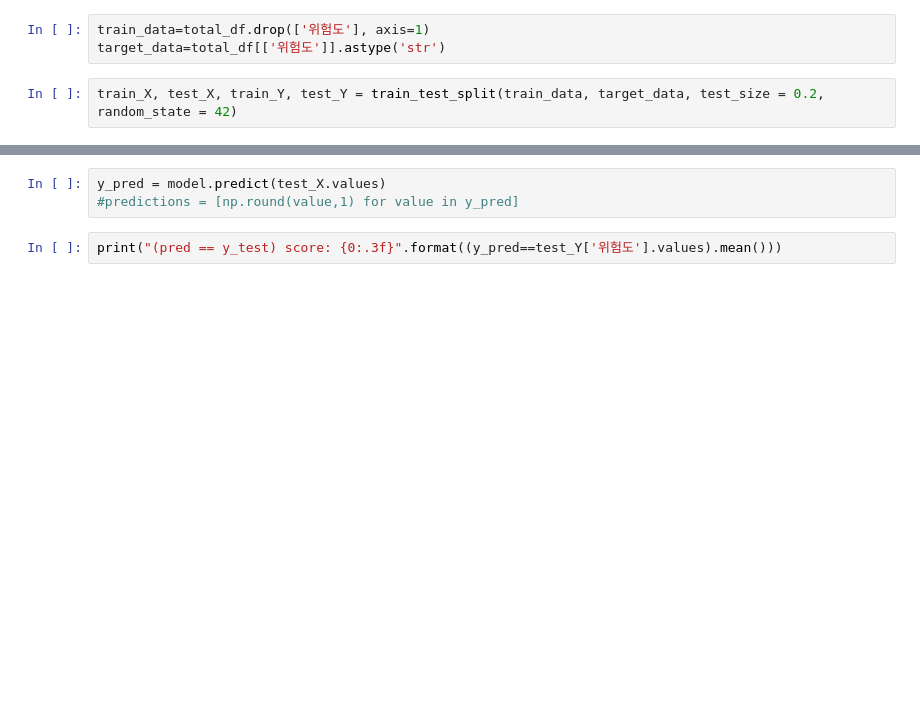
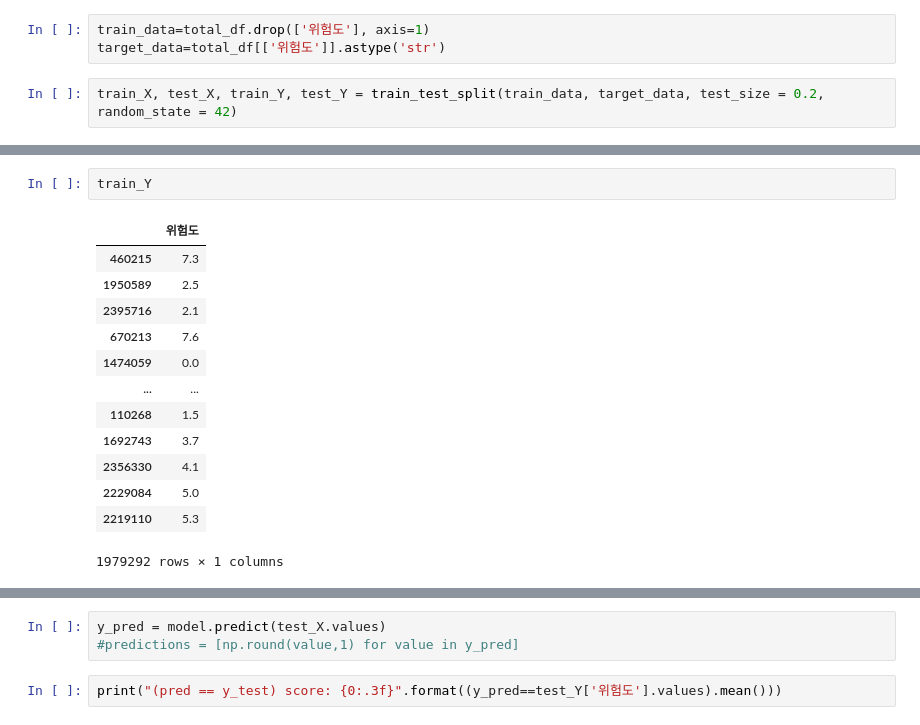
Before and after one commit to jiwoo-coding/aiai, a Jupyter notebook: Models.ipynb, the cells around one changed output, grey strips where cells are left out. Cells and saved outputs as stored; diff of their text form; blank space fills up the shorter version.

```diff
--- a/Models.ipynb
+++ b/Models.ipynb
@@ -167,0 +165,16 @@ XGBClassifier(base_score=0.5, booster='gbtree', colsample_bylevel=1,
+# %%
+train_Y
+# %% [output]
+|  | 위험도 |
+| 460215 | 7.3 |
+| 1950589 | 2.5 |
+| 2395716 | 2.1 |
+| 670213 | 7.6 |
+| 1474059 | 0.0 |
+| ... | ... |
+| 110268 | 1.5 |
+| 1692743 | 3.7 |
+| 2356330 | 4.1 |
+| 2229084 | 5.0 |
+| 2219110 | 5.3 |
+1979292 rows × 1 columns
```
Also changed, not shown: parts of 31 cells of this notebook.
